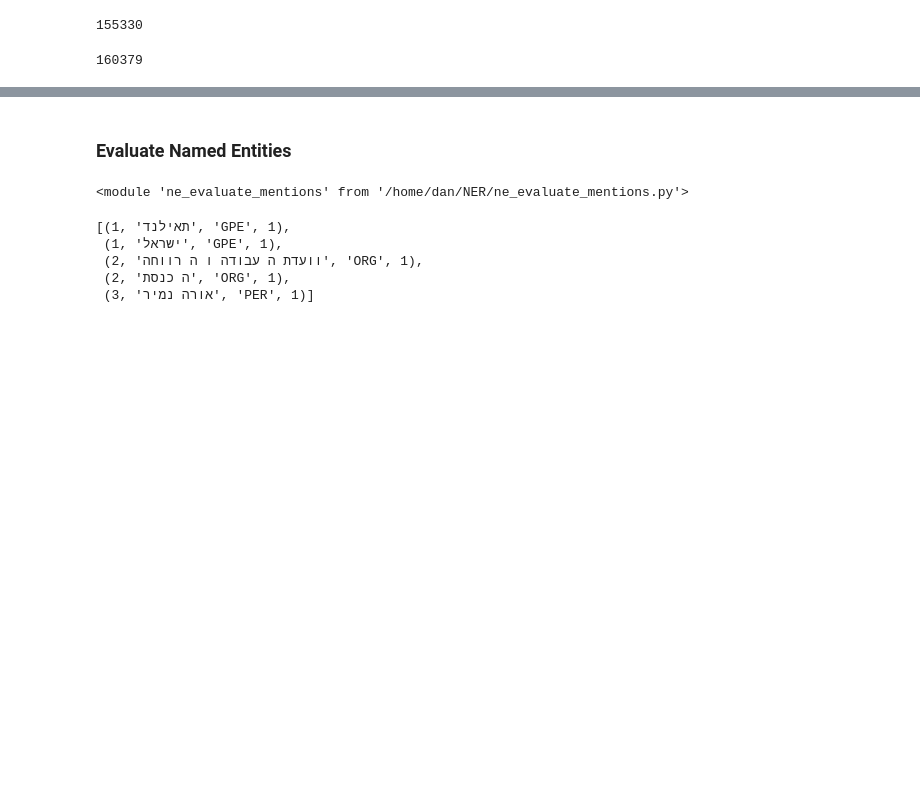
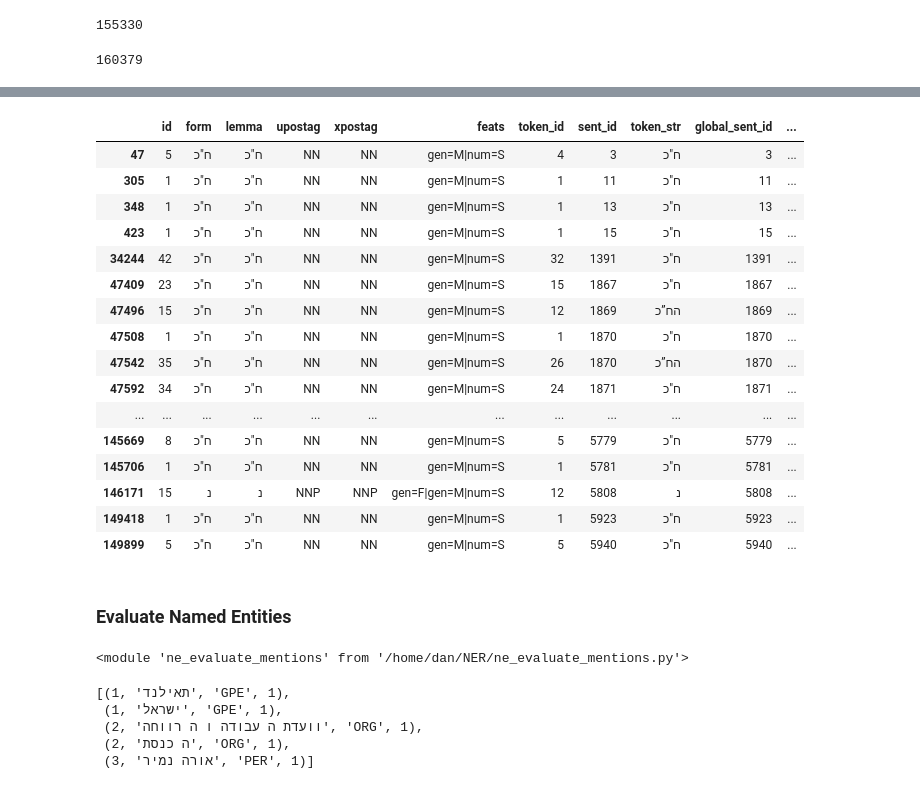
Before and after one commit to cjer/NER, a Jupyter notebook: 17_treebank_alignments.ipynb, the cells around one changed output, grey strips where cells are left out. Saved outputs shown, nothing was run; the diff lists cells and outputs as text; code cells hidden in the pictures; blank space fills up the shorter version.

```diff
--- a/17_treebank_alignments.ipynb
+++ b/17_treebank_alignments.ipynb
@@ -1291,5 +1296,5 @@ ner.tail().T
 # %%
-spdf = (spdf.merge(ner[['global_sent_id', 'token_id', 'token_morph_id', 'biose', 'ner_layers']], how='left')
+spdf = (spdf.merge(ner[['global_sent_id', 'token_id', 'token_morph_id', 'biose', 'ner', 'ner_layers']], how='left')
        )
 # %%
 spdf.groupby(['global_sent_id', 'token_id']).id.nunique().value_counts()
@@ -1356,3 +1501,23 @@ uddf.shape[0]
+# %%
+spdf_fixed[(spdf_fixed.form!=spdf.form) & (spdf_fixed.lemma!='_')]
+# %% [output]
+|  | id | form | lemma | upostag | xpostag | feats | token_id | sent_id | token_str | global_sent_id | ... |
+| 47 | 5 | ח"כ | ח"כ | NN | NN | gen=M|num=S | 4 | 3 | ח"כ | 3 | ... |
+| 305 | 1 | ח"כ | ח"כ | NN | NN | gen=M|num=S | 1 | 11 | ח"כ | 11 | ... |
+| 348 | 1 | ח"כ | ח"כ | NN | NN | gen=M|num=S | 1 | 13 | ח"כ | 13 | ... |
+| 423 | 1 | ח"כ | ח"כ | NN | NN | gen=M|num=S | 1 | 15 | ח"כ | 15 | ... |
+| 34244 | 42 | ח"כ | ח"כ | NN | NN | gen=M|num=S | 32 | 1391 | ח"כ | 1391 | ... |
+| 47409 | 23 | ח"כ | ח"כ | NN | NN | gen=M|num=S | 15 | 1867 | ח"כ | 1867 | ... |
+| 47496 | 15 | ח"כ | ח"כ | NN | NN | gen=M|num=S | 12 | 1869 | הח”כ | 1869 | ... |
+| 47508 | 1 | ח"כ | ח"כ | NN | NN | gen=M|num=S | 1 | 1870 | ח"כ | 1870 | ... |
+| 47542 | 35 | ח"כ | ח"כ | NN | NN | gen=M|num=S | 26 | 1870 | הח”כ | 1870 | ... |
+| 47592 | 34 | ח"כ | ח"כ | NN | NN | gen=M|num=S | 24 | 1871 | ח"כ | 1871 | ... |
+| ... | ... | ... | ... | ... | ... | ... | ... | ... | ... | ... | ... |
+| 145669 | 8 | ח"כ | ח"כ | NN | NN | gen=M|num=S | 5 | 5779 | ח"כ | 5779 | ... |
+| 145706 | 1 | ח"כ | ח"כ | NN | NN | gen=M|num=S | 1 | 5781 | ח"כ | 5781 | ... |
+| 146171 | 15 | נ | נ | NNP | NNP | gen=F|gen=M|num=S | 12 | 5808 | נ | 5808 | ... |
+| 149418 | 1 | ח"כ | ח"כ | NN | NN | gen=M|num=S | 1 | 5923 | ח"כ | 5923 | ... |
+| 149899 | 5 | ח"כ | ח"כ | NN | NN | gen=M|num=S | 5 | 5940 | ח"כ | 5940 | ... |
 # %% [markdown]
 ### Evaluate Named Entities
 # %%
```
Also changed, not shown: parts of 43 cells of this notebook, 3 other files.
